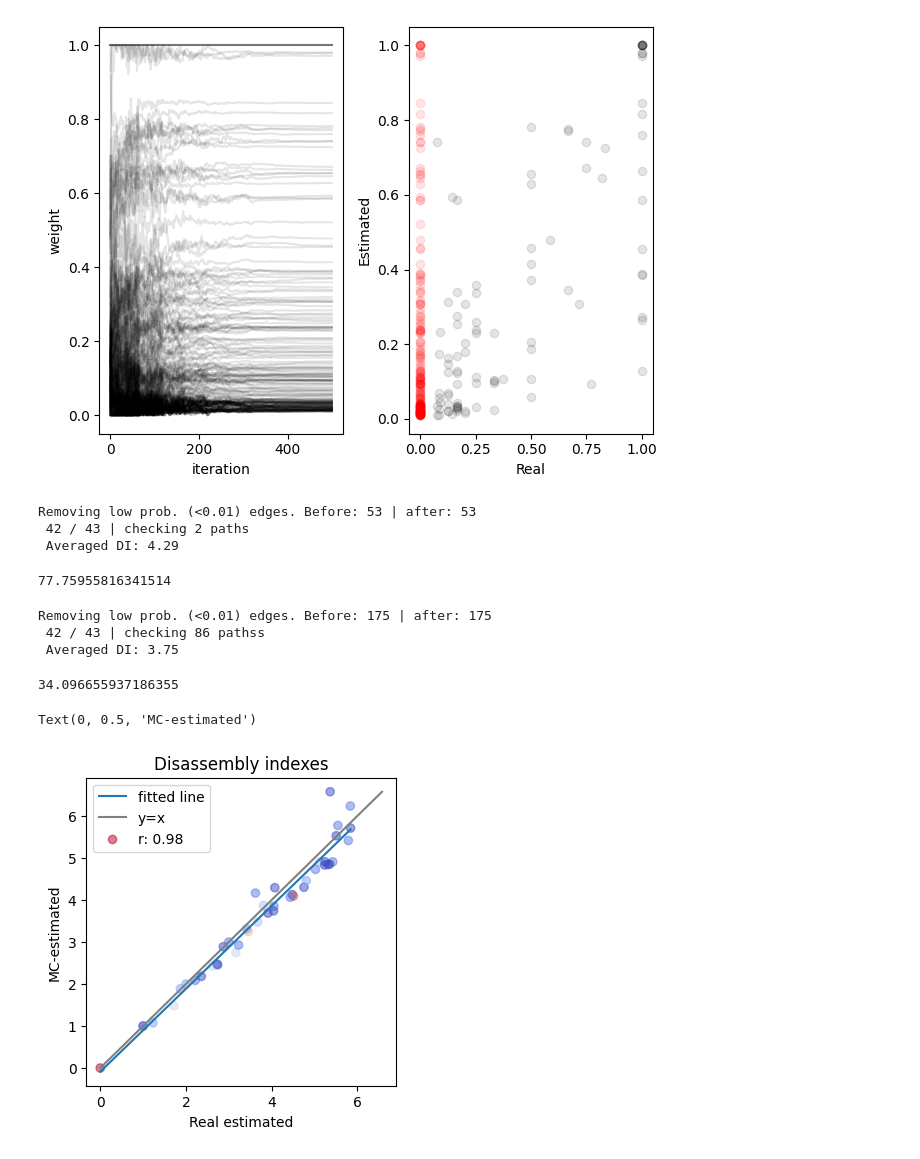
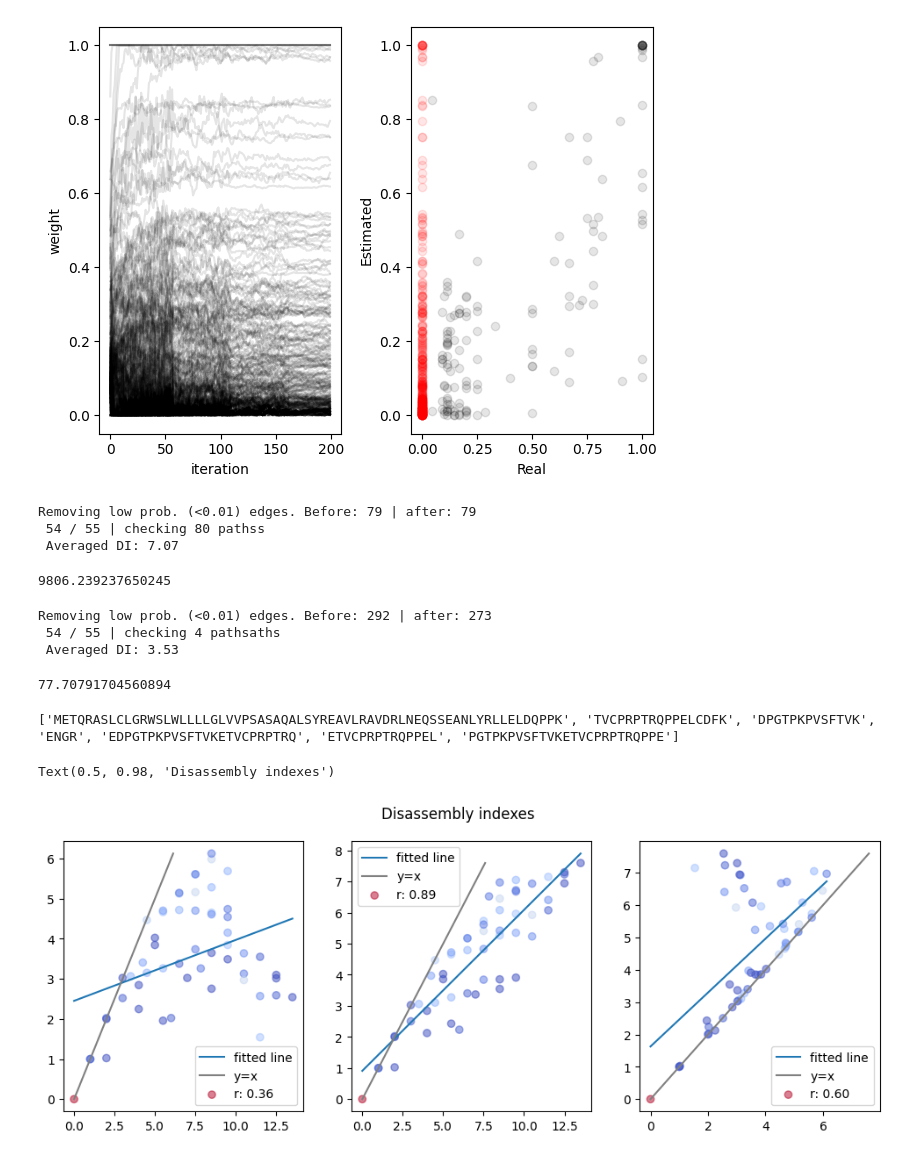
Before and after one commit to ErikHartman/disassembly, a Jupyter notebook: src/weight_estimation.ipynb, the cells around one changed output. Cells and saved outputs as stored; diff of their text form; code cells hidden in the pictures.

```diff
--- a/src/weight_estimation.ipynb
+++ b/src/weight_estimation.ipynb
@@ -16,8 +16,8 @@ enzymes = enzyme_set(
 
 P, sequence_graph = simulate_proteolysis(
     pr39,
-    n_start=10,
-    n_generate=100,
+    n_start=20,
+    n_generate=200,
     endo_or_exo_probability=[0.5, 0.5],
     enzymes=enzymes,
 )
@@ -32,7 +32,7 @@ G, kls, generated, weights = estimate_weights(
     meta_enzyme=enzymes.meta_enzyme,
     exo_mult_factor=1,
     lr=2,
-    n_iterations=500,
+    n_iterations=200,
     N_T=200,
     alpha=0.05,
 )
@@ -123,7 +110,7 @@ axs[0].set_xlabel("iteration")
 plt.tight_layout()
 plt.show()
 # %% [output]
-[figure, old version]
+[figure, new version]
 # %%
 from disassembly.disassembly import get_disassembly_indexes
 from disassembly.disassembly import get_disassembly
@@ -131,51 +118,56 @@ from disassembly.disassembly import get_disassembly
 real_disassembly_indexes = get_disassembly_indexes(sequence_graph)
 get_disassembly(P, real_disassembly_indexes)
 # %% [output]
-Removing low prob. (<0.01) edges. Before: 53 | after: 53
- 42 / 43 | checking 2 paths
- Averaged DI: 4.29
+Removing low prob. (<0.01) edges. Before: 79 | after: 79
+ 54 / 55 | checking 80 pathss
+ Averaged DI: 7.07
-77.75955816341514
+9806.239237650245
 # %%
 estimated_disassembly_indexes = get_disassembly_indexes(G, min_weight=0.01)
 get_disassembly(P, estimated_disassembly_indexes)
 # %% [output]
-Removing low prob. (<0.01) edges. Before: 175 | after: 175
- 42 / 43 | checking 86 pathss
- Averaged DI: 3.75
+Removing low prob. (<0.01) edges. Before: 292 | after: 273
+ 54 / 55 | checking 4 pathsaths
+ Averaged DI: 3.53
-34.096655937186355
+77.70791704560894
 # %%
 from disassembly.disassembly import get_disassembly_indexes_mc
 
-mc_di = get_disassembly_indexes_mc(G, 100000)
+mc_di = get_disassembly_indexes_mc(G, 10000)
+# %% [output]
+['METQRASLCLGRWSLWLLLLGLVVPSASAQALSYREAVLRAVDRLNEQSSEANLYRLLELDQPPK', 'TVCPRPTRQPPELCDFK', 'DPGTPKPVSFTVK', 'ENGR', 'EDPGTPKPVSFTVKETVCPRPTRQ', 'ETVCPRPTRQPPEL', 'PGTPKPVSFTVKETVCPRPTRQPPE']
 # %%
 from scipy.stats import linregress
 import numpy as np
 
-
-fig = plt.figure(figsize=(4, 4))
-xs = []
-ys = []
+fig, axs = plt.subplots(1,3, figsize=(12,4))
+trues = []
+ys_e = []
+ys_mc = []
 c = []
 for key in P.keys():
-    xs.append((estimated_disassembly_indexes[key]))
-    ys.append((np.mean(mc_di[key])))
+    if str(np.mean(mc_di[key])) == "nan":
+        print(key)
+        continue
+    trues.append((real_disassembly_indexes[key]))
+    ys_e.append((estimated_disassembly_indexes[key]))
+    ys_mc.append(np.mean(mc_di[key]))
+
     c.append(P[key])
+a = 0
+for xs, ys in [(trues, ys_e), (trues, ys_mc), (ys_e, ys_mc)]:
+    regress = linregress(xs, ys)
+    axs[a].plot(
+        np.linspace(0, max(xs)),
+        regress.intercept + np.linspace(0, max(xs)) * regress.slope,
+        label="fitted line",
+    )
+    axs[a].plot(np.linspace(0, max(ys)), np.linspace(0, max(ys)), color="gray", label="y=x")
+    axs[a].scatter(xs, ys, label=f"r: {regress.rvalue:.2f}", c=c, cmap="coolwarm", alpha=0.5)
+    axs[a].legend()
+    a+=1
 
-regress = linregress(xs, ys)
-
-plt.plot(
-    np.linspace(0, max(xs)),
-    regress.intercept + np.linspace(0, max(xs)) * regress.slope,
-    label="fitted line",
-)
-
-plt.plot(np.linspace(0, max(ys)), np.linspace(0, max(ys)), color="gray", label="y=x")
-plt.scatter(xs, ys, label=f"r: {regress.rvalue:.2f}", c=c, cmap="coolwarm", alpha=0.5)
-plt.legend()
-plt.title("Disassembly indexes")
-
-plt.xlabel("'Real' estimated")
-plt.ylabel("MC-estimated")
+plt.suptitle("Disassembly indexes")
 # %% [output]
-Text(0, 0.5, 'MC-estimated')
+Text(0.5, 0.98, 'Disassembly indexes')
-[figure, old version]
+[figure, new version]
```
Also changed, not shown: parts of 5 cells of this notebook, 1 other file.
